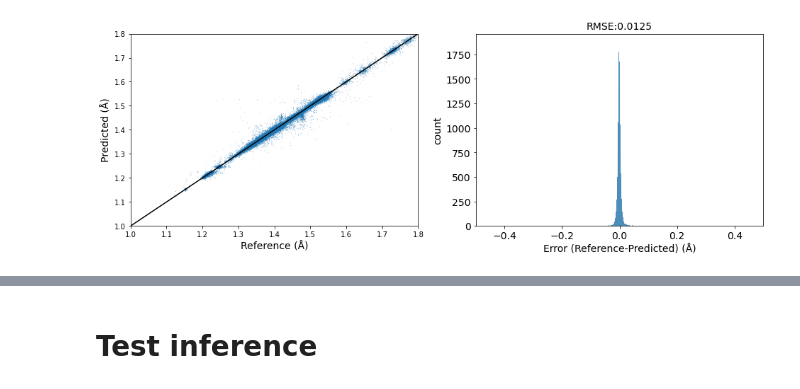
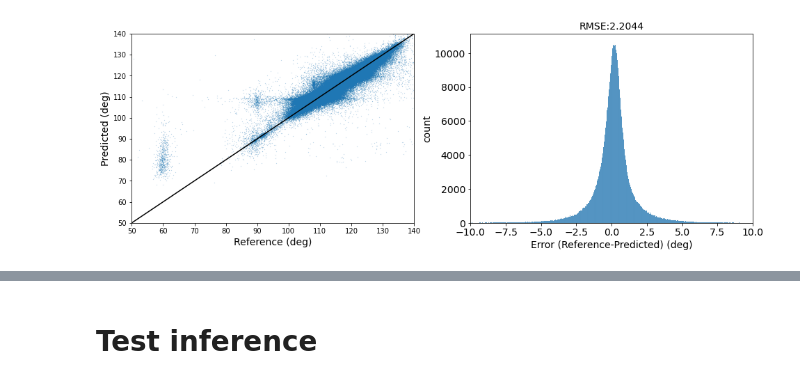
Before and after one commit to cschlick/phenix_fragments, a Jupyter notebook: notebooks/training/GNN Angles.ipynb, the cells around one changed output, grey strips where cells are left out. Saved outputs shown, nothing was run; the diff lists cells and outputs as text; code cells hidden in the pictures.

```diff
--- a/notebooks/training/GNN Angles.ipynb
+++ b/notebooks/training/GNN Angles.ipynb
@@ -20,10 +20,10 @@ from frag.graph.readout import ReadoutJanossyLinear, MLPPredictor
 folder = Path("/dev/shm/cschlick/geostd/")
 files_geo = [file for file in folder.glob("**/*") if "lib" not in  file.name  and "ccd" not in file.name and file.suffix==".cif"]
 # %%
-# folder = Path("/dev/shm/cschlick/CODoutput/")
-# files_cod = [file for file in folder.glob("**/*") if "geo" in file.name and file.suffix==".cif"]
+folder = Path("/dev/shm/cschlick/CODoutput/")
+files_cod = [file for file in folder.glob("**/*") if "geo" in file.name and file.suffix==".cif"]
 # %%
-files = files_geo#+files_cod
+files = files_geo+files_cod
 # %%
 mols = []
 debug = False
@@ -48,7 +66,7 @@ dataset = dataset_generator(mols)
 dataset_train, dataset_test = dataset.train_test_split(test_fraction=0.1)
 # %%
 label_name = "angle_value"
-fragment_size = 2
+fragment_size = 3
 hidden_units = 256
 dropout = 0.01
 
@@ -81,7 +99,7 @@ def nll_loss(target, mean_pred,std_pred):
     return -dist.log_prob(target)
 
 metric = nll_loss
-clamp_min = 0.01
+clamp_min = 0.001
 # %%
 # Training loop
 gpuid = 2
@@ -134,14 +145,15 @@ NameError: name 'epoch_losses' is not defined
 # %%
 from frag.utils.torch import to_np, to_torch
 from frag.utils.plotting import plot_geom_eval
 
 if gpuid is not None:
   model = model.to("cpu")
 test_batch = model(dataset_test.fragment_graph)
 a,b = (test_batch.nodes["fragment"].data[label_name],
        test_batch.nodes["fragment"].data[label_name+"_pred"][..., 0][..., None])
 a,b = to_np(a).flatten(),to_np(b).flatten()
+
 #a,b = np.degrees(a), np.degrees(b)
-plot_geom_eval(a,b,mode="bond")
+plot_geom_eval(a,b,mode="angle")
 # %% [output]
-[figure, old version]
+[figure, new version]
```
Also changed, not shown: parts of 19 cells of this notebook, 6 other files.
